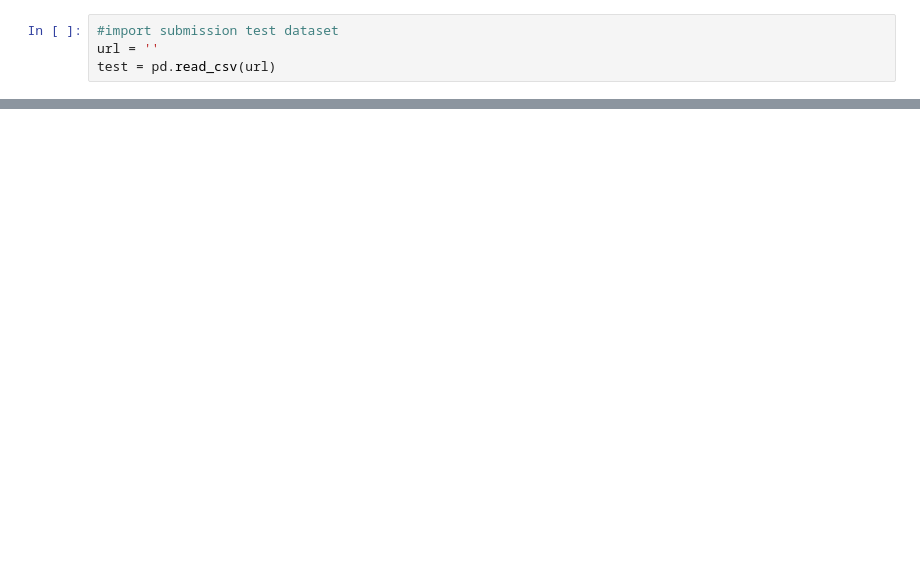
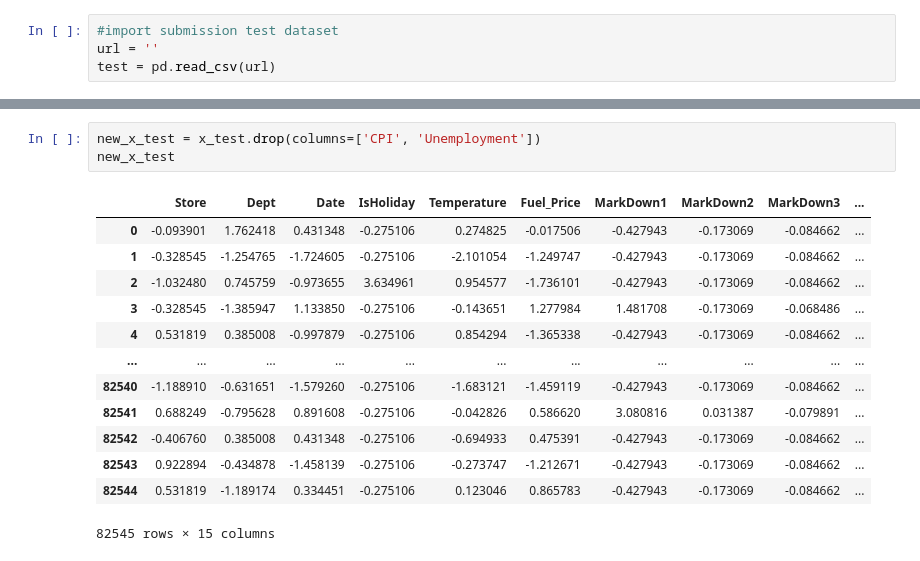
Before and after one commit to EricYangg/4AI3-Walmart-Forecast, a Jupyter notebook: KNR Model.ipynb, the cells around one changed output, grey strips where cells are left out. Cells and saved outputs as stored; diff of their text form; blank space fills up the shorter version.

```diff
--- a/KNR Model.ipynb
+++ b/KNR Model.ipynb
@@ -55,0 +87,17 @@ test = pd.read_csv(url)
+# %%
+new_x_test = x_test.drop(columns=['CPI', 'Unemployment'])
+new_x_test
+# %% [output]
+|  | Store | Dept | Date | IsHoliday | Temperature | Fuel_Price | MarkDown1 | MarkDown2 | MarkDown3 | ... |
+| 0 | -0.093901 | 1.762418 | 0.431348 | -0.275106 | 0.274825 | -0.017506 | -0.427943 | -0.173069 | -0.084662 | ... |
+| 1 | -0.328545 | -1.254765 | -1.724605 | -0.275106 | -2.101054 | -1.249747 | -0.427943 | -0.173069 | -0.084662 | ... |
+| 2 | -1.032480 | 0.745759 | -0.973655 | 3.634961 | 0.954577 | -1.736101 | -0.427943 | -0.173069 | -0.084662 | ... |
+| 3 | -0.328545 | -1.385947 | 1.133850 | -0.275106 | -0.143651 | 1.277984 | 1.481708 | -0.173069 | -0.068486 | ... |
+| 4 | 0.531819 | 0.385008 | -0.997879 | -0.275106 | 0.854294 | -1.365338 | -0.427943 | -0.173069 | -0.084662 | ... |
+| ... | ... | ... | ... | ... | ... | ... | ... | ... | ... | ... |
+| 82540 | -1.188910 | -0.631651 | -1.579260 | -0.275106 | -1.683121 | -1.459119 | -0.427943 | -0.173069 | -0.084662 | ... |
+| 82541 | 0.688249 | -0.795628 | 0.891608 | -0.275106 | -0.042826 | 0.586620 | 3.080816 | 0.031387 | -0.079891 | ... |
+| 82542 | -0.406760 | 0.385008 | 0.431348 | -0.275106 | -0.694933 | 0.475391 | -0.427943 | -0.173069 | -0.084662 | ... |
+| 82543 | 0.922894 | -0.434878 | -1.458139 | -0.275106 | -0.273747 | -1.212671 | -0.427943 | -0.173069 | -0.084662 | ... |
+| 82544 | 0.531819 | -1.189174 | 0.334451 | -0.275106 | 0.123046 | 0.865783 | -0.427943 | -0.173069 | -0.084662 | ... |
+82545 rows × 15 columns
```
Also changed, not shown: parts of 17 cells of this notebook, 1 other file.
